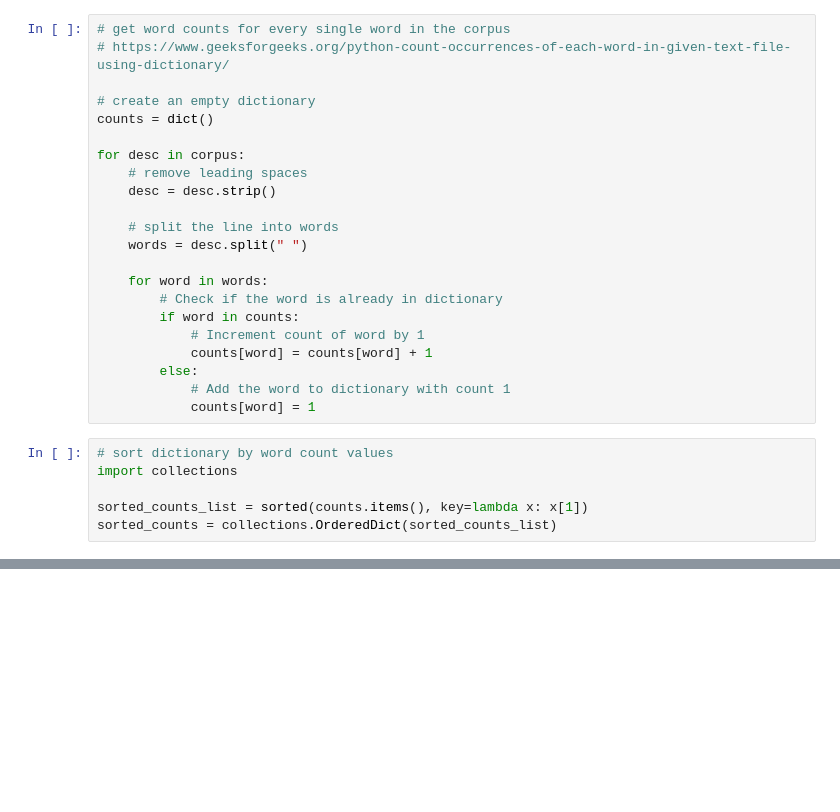
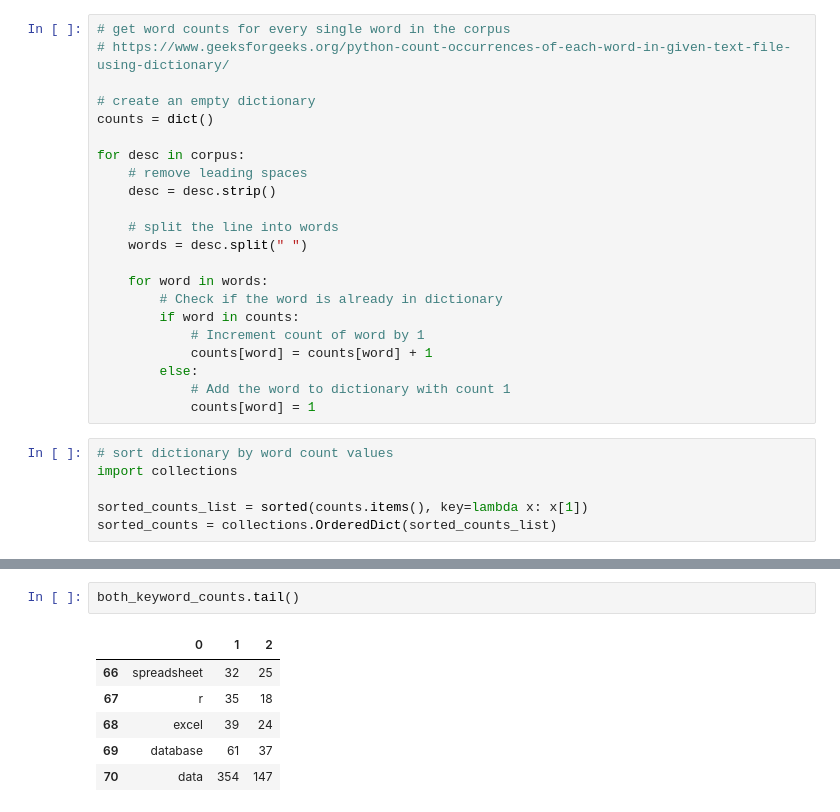
Before and after one commit to ericayee/senior-project, a Jupyter notebook: car2019_test.ipynb, the cells around one changed output, grey strips where cells are left out. Cells and saved outputs as stored; diff of their text form; blank space fills up the shorter version.

```diff
--- a/car2019_test.ipynb
+++ b/car2019_test.ipynb
@@ -240,0 +308,9 @@ data : 354
+# %%
+both_keyword_counts.tail()
+# %% [output]
+|  | 0 | 1 | 2 |
+| 66 | spreadsheet | 32 | 25 |
+| 67 | r | 35 | 18 |
+| 68 | excel | 39 | 24 |
+| 69 | database | 61 | 37 |
+| 70 | data | 354 | 147 |
```
Also changed, not shown: parts of 8 cells of this notebook, 6 other files.
